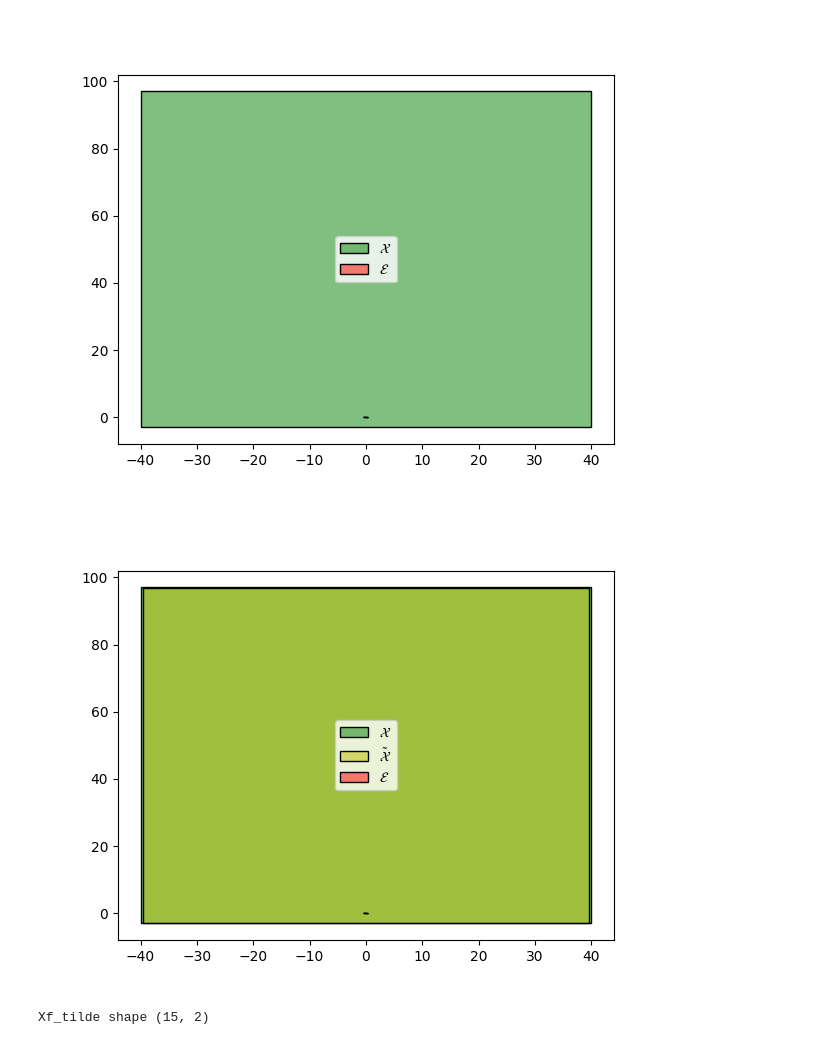
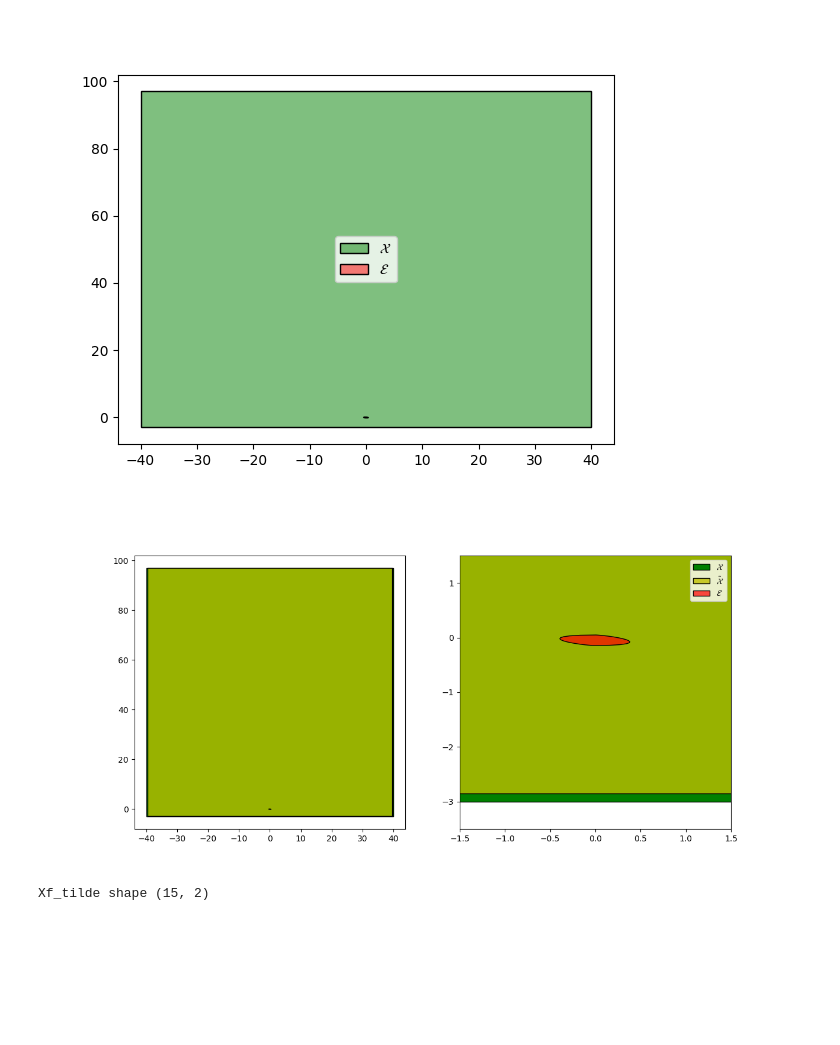
Before and after one commit to tancredelg/MPC-Course-EPFL, a Jupyter notebook: project/Deliverable_6_1&2/Deliverable_6_1.ipynb, the cells around one changed output. Drawn from its saved outputs; the diff is of its cells as text; code cells hidden in the pictures; blank space fills up the shorter version.

```diff
--- a/project/Deliverable_6_1&2/Deliverable_6_1.ipynb
+++ b/project/Deliverable_6_1&2/Deliverable_6_1.ipynb
@@ -91,16 +85,27 @@ X_poly shape (4, 2)
 E shape (34, 2)
 [figure]
 # %%
-fig2, ax2 = plt.subplots(1, 1)
 X_tilde = mpc.X_poly - mpc.E  # Tightened terminal set for state constraints
 
-mpc.X.plot(ax2, color='g', opacity=0.5, label=r'$\mathcal{X}$')
-X_tilde.plot(ax2, color='y', opacity=0.5, label=r'$\mathcal{\tilde{X}}$')
-mpc.E.plot(ax2, color='r', opacity=0.5, label=r'$\mathcal{E}$')
+# Plot 2 subplots
+fig2, ax2 = plt.subplots(1, 2, figsize=(13, 6))
+
+# Left: Full state space
+mpc.X.plot(ax2[0], color='g', opacity=1, label=r'$\mathcal{X}$')
+X_tilde.plot(ax2[0], color='y', opacity=0.8, label=r'$\mathcal{\tilde{X}}$')
+mpc.E.plot(ax2[0], color='r', opacity=0.7, label=r'$\mathcal{E}$')
+
+# Right: Zoomed in on error set (around +/- 0.5 from origin)
+mpc.X.plot(ax2[1], color='g', opacity=1, label=r'$\mathcal{X}$')
+X_tilde.plot(ax2[1], color='y', opacity=0.8, label=r'$\mathcal{\tilde{X}}$')
+mpc.E.plot(ax2[1], color='r', opacity=0.7, label=r'$\mathcal{E}$')
+ax2[1].set_xlim([-1.5, 1.5])
+ax2[1].set_ylim([-3.5, 1.5])
+
 plt.legend()
 plt.show()
 # %% [output]
-[figure, old version]
+[figure, new version]
 # %%
 print(f"Xf_tilde shape {mpc.Xf_tilde.V.shape}")
 
```
Also changed, not shown: parts of 2 cells of this notebook, 28 other files.
